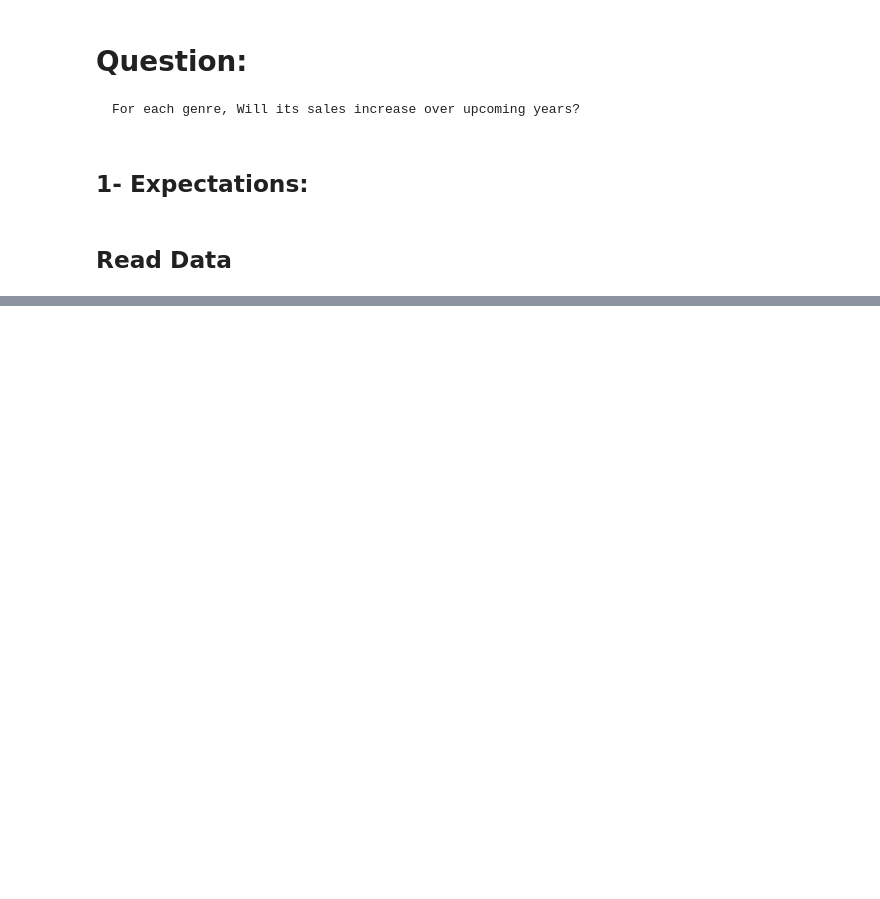
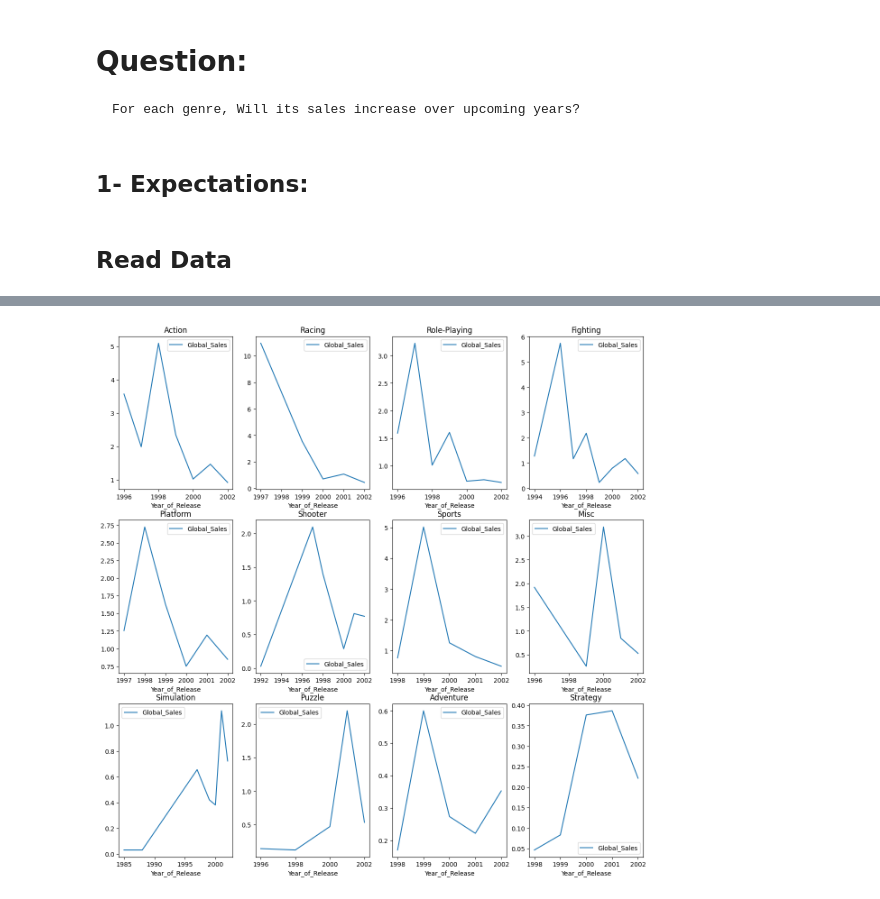
Before and after one commit to GhiathAjam/Analysis-of-Video-Games-Sales, a Jupyter notebook: Analysis/PredictiveQuestions/Q2.ipynb, the cells around one changed output, grey strips where cells are left out. Cells and saved outputs as stored; diff of their text form; code cells hidden in the pictures; blank space fills up the shorter version.

```diff
--- a/Analysis/PredictiveQuestions/Q2.ipynb
+++ b/Analysis/PredictiveQuestions/Q2.ipynb
@@ -132 +100,9 @@ ARMAmodel_fit = ARMAmodel.fit()
+# %%
+# for all genres, plot global sales vs year in different subplots in one figure
+fig, axes = plt.subplots(3,4, figsize=(15, 15))
+for i in  range(len(df_all_genre)):
+    df_all_genre[i].plot(x='Year_of_Release', y='Global_Sales', ax=axes[i//4, i%4], title=genres[i])
+plt.show()
+# %% [output]
+[figure, added]
 # %%
```
Also changed, not shown: parts of 17 cells of this notebook.
